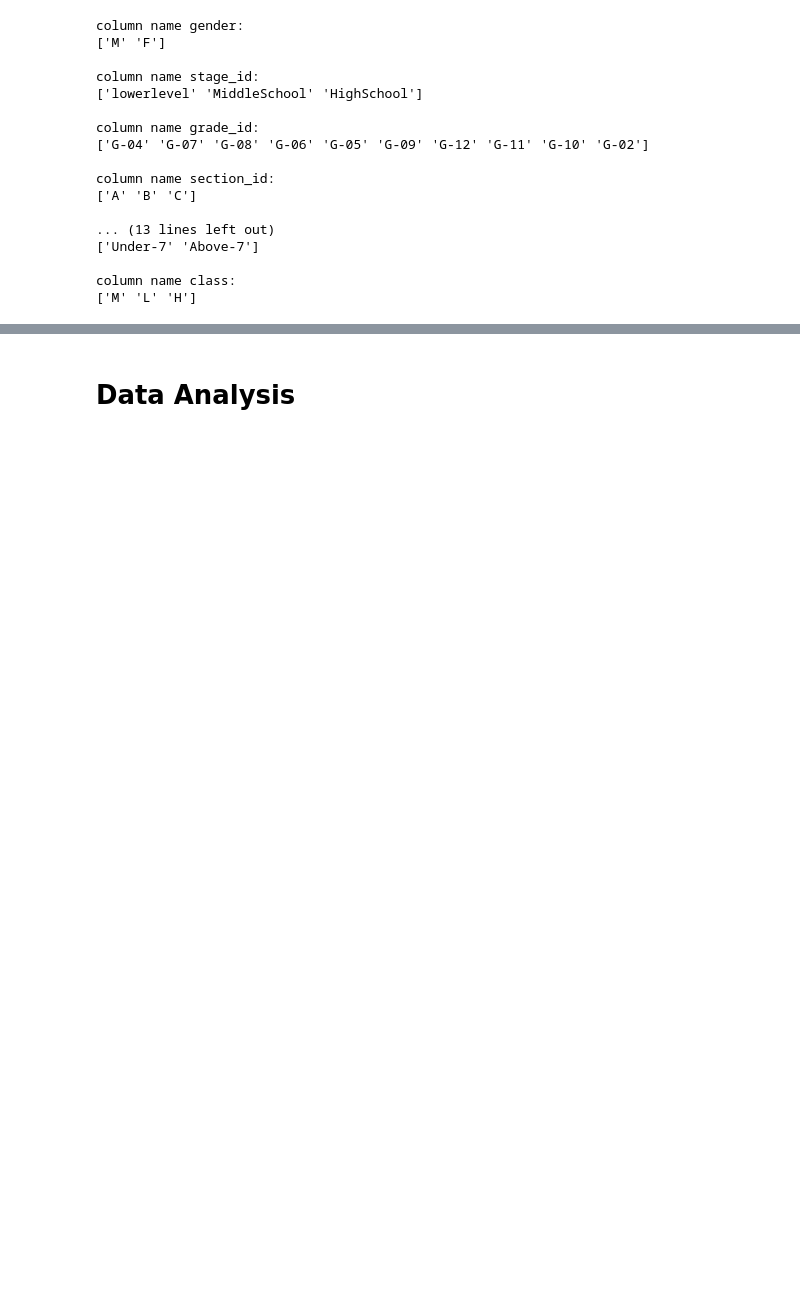
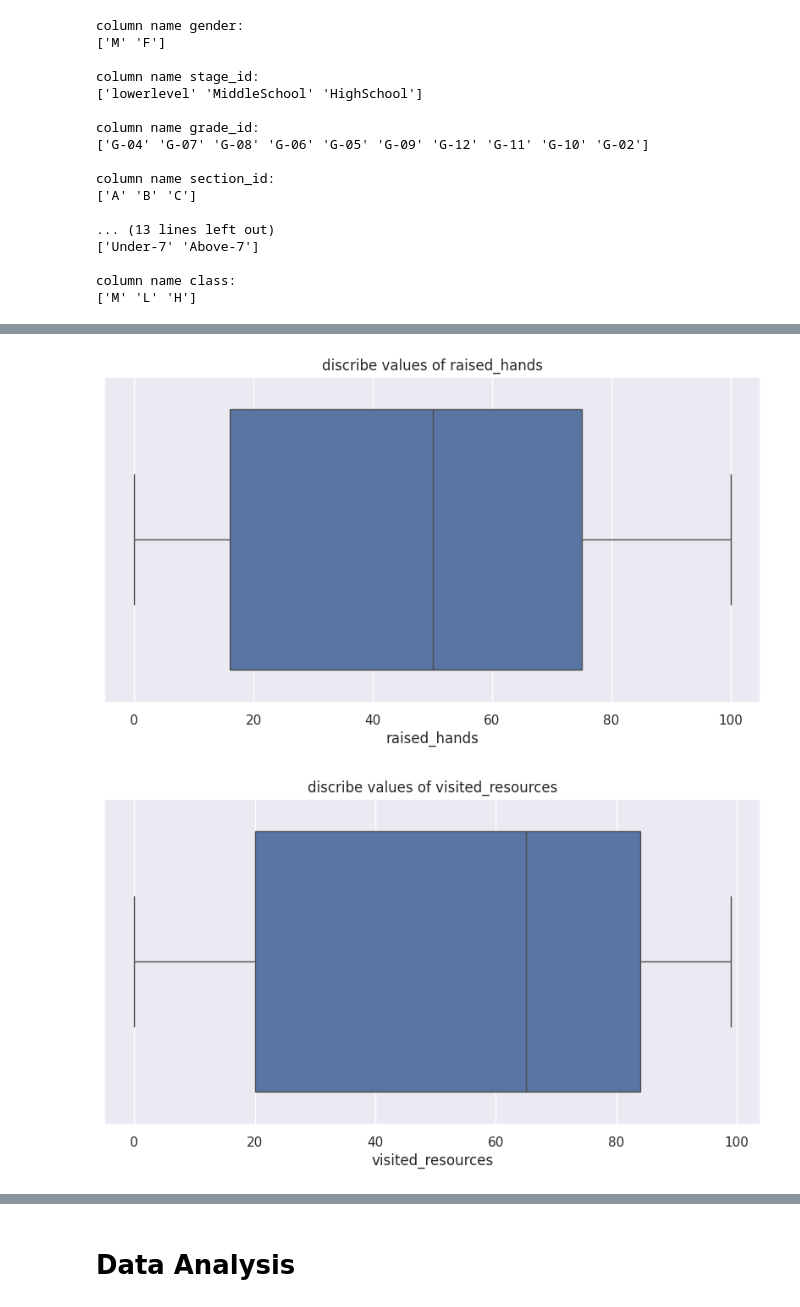
Before and after one commit to AhmAnwar/Students-Academic-Performance-Dataset_EDA, a Jupyter notebook: students-academic-performance-dataset-eda.ipynb, the cells around one changed output, grey strips where cells are left out. Saved outputs shown, nothing was run; the diff lists cells and outputs as text; code cells hidden in the pictures; blank space fills up the shorter version.

```diff
--- a/students-academic-performance-dataset-eda.ipynb
+++ b/students-academic-performance-dataset-eda.ipynb
@@ -17,5 +12,5 @@ Mounted at /content/drive
 # %%
-df= pd.read_csv('/content/drive/MyDrive/Learning/Datasets/Education_Data.csv')
+df= pd.read_csv('/content/Education_Data.csv')
 # %%
 df.head()
 # %% [output]
@@ -196,7 +174,8 @@ for x in performance.index :
 # %%
 # check again and print every unique value for each object column in a for loop start is 0, end is len() of object column list, step increase by 1
 
-for x in np.arange(0, len(performance.select_dtypes(include='object').columns), 1) :
-    print( performance.select_dtypes(include='object').columns[x])
-    print(performance.select_dtypes(include='object')[performance.select_dtypes(include='object').columns[x]].unique())
+for col in df.columns:
+    if (df[col].dtypes == 'object') & (len(df[col].unique()) <= 10):
+        print(f"column name {col}:")
+        print(f"{df[col].unique()}\n")
 # %% [output]
@@ -220,17 +199,7 @@ class
 # %%
 # check outliers
 
-fig = make_subplots(rows=1,\
-                    cols=len(performance.select_dtypes(exclude='object').columns),\
-                    shared_yaxes=False)
+df_num= df.select_dtypes(exclude= ['object', 'bool', 'datetime64[ns]'])
 
-for i in np.arange(0, len(performance.select_dtypes(exclude='object').columns), 1) :
-
-    fig.add_trace(go.Box(y=performance.select_dtypes(exclude='object')[performance.select_dtypes(exclude='object').columns[i]],\
-                         name= performance.select_dtypes(exclude='object').columns[i],\
-                         boxpoints='suspectedoutliers'),\
-                  row=1,\
-                  col=i+1)
-
-fig.show()
+print(df_num.describe().round(2))
 # %% [output]
@@ -237,0 +215,10 @@ fig.show()
+# %%
+for col in df_num.columns:
+    plt.figure(figsize= (10, 5))
+    sns.boxplot(data= df_num,
+                x= col)
+    plt.title(f'discribe values of {col}')
+    plt.show()
+# %% [output]
+[figure, added]
+[figure, added]
```
Also changed, not shown: parts of 22 cells of this notebook.
